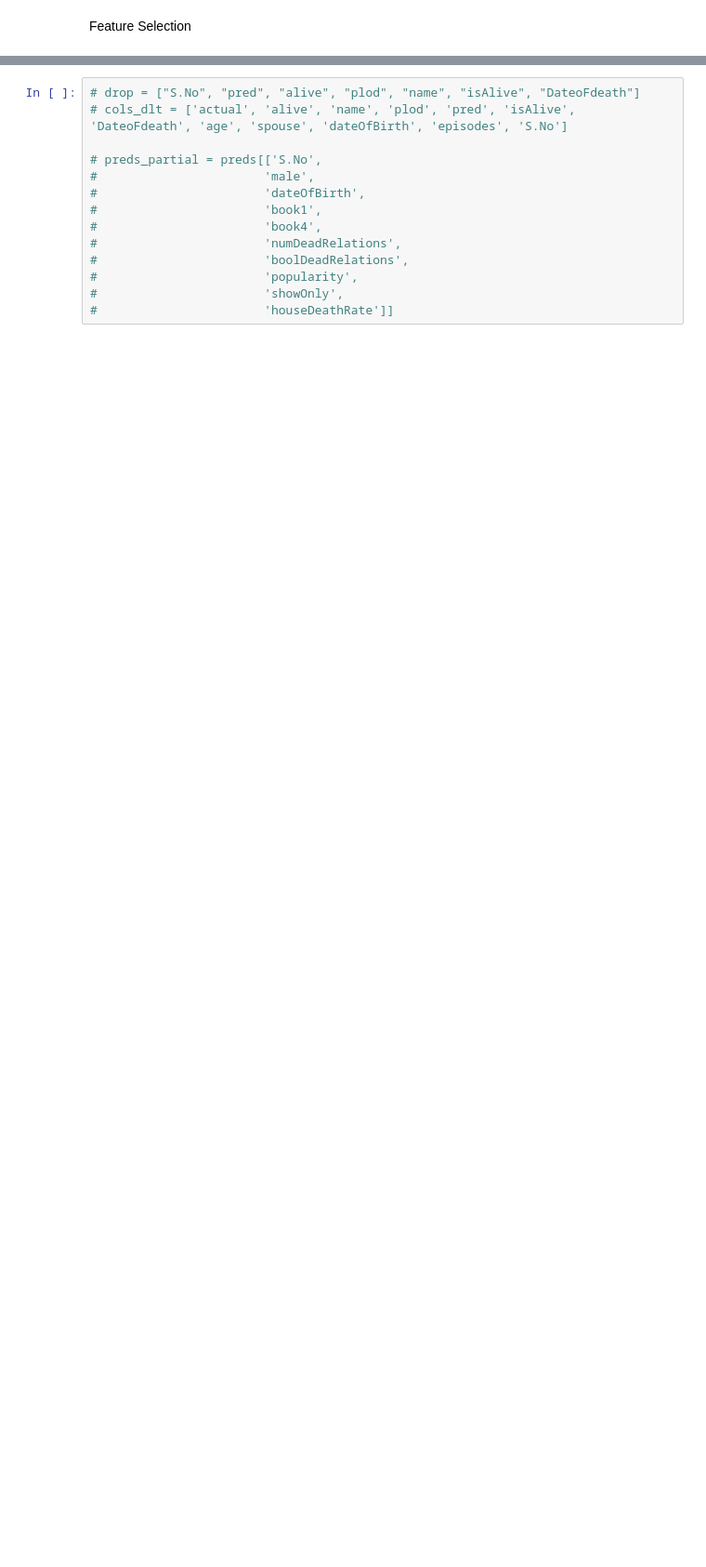
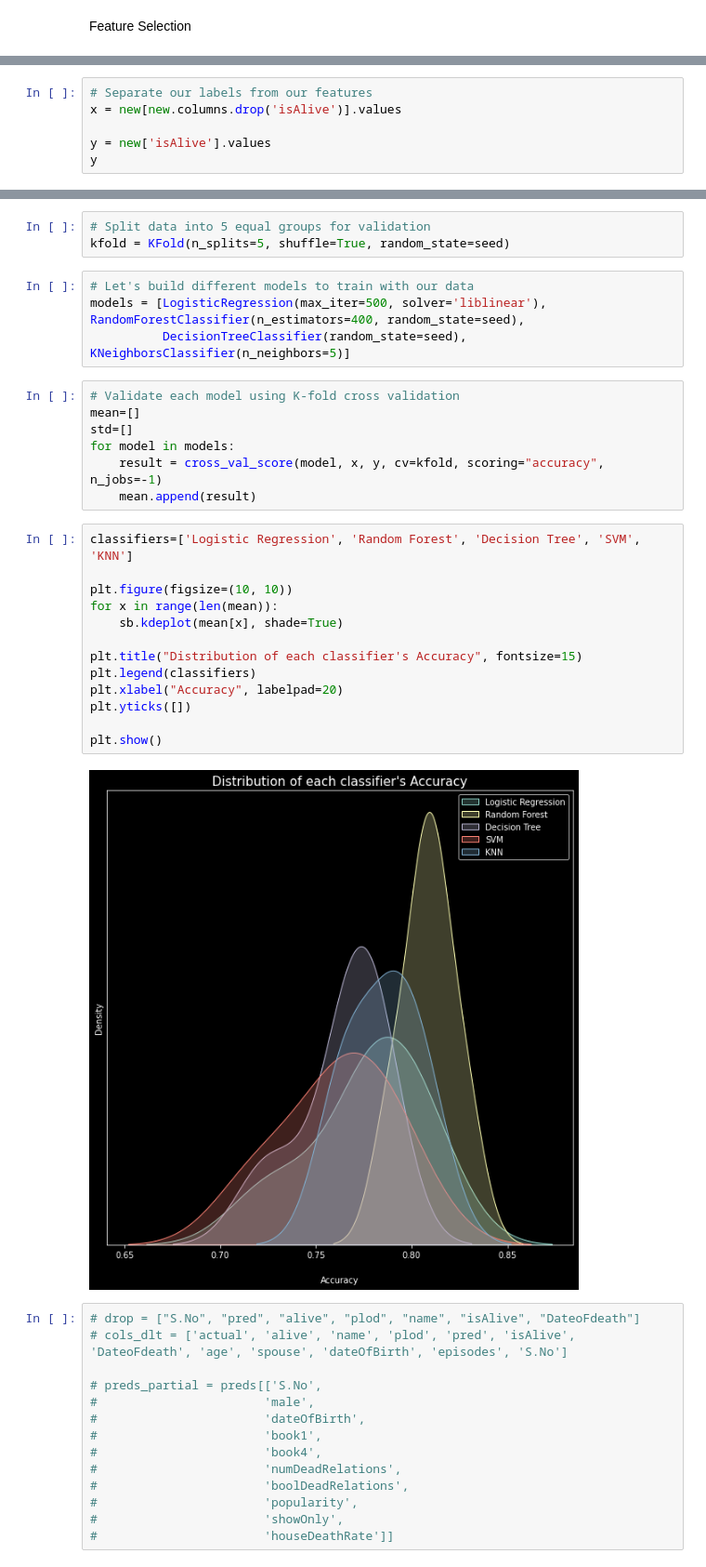
Before and after one commit to TelRich/GOT_Character_Death_Prediction, a Jupyter notebook: got_prjt_v3.ipynb, the cells around one changed output, grey strips where cells are left out. Shown at 93% size. Cells and saved outputs as stored; diff of their text form; blank space fills up the shorter version.

Commit message:
Testing models

```diff
--- a/got_prjt_v3.ipynb
+++ b/got_prjt_v3.ipynb
@@ -241,0 +456,6 @@ sb.heatmap(data=corr_mat)
+# %%
+# Separate our labels from our features
+x = new[new.columns.drop('isAlive')].values
+
+y = new['isAlive'].values
+y
@@ -242,3 +467,32 @@ sb.heatmap(data=corr_mat)
+# %%
+# Split data into 5 equal groups for validation
+kfold = KFold(n_splits=5, shuffle=True, random_state=seed)
+# %%
+# Let's build different models to train with our data
+models = [LogisticRegression(max_iter=500, solver='liblinear'), RandomForestClassifier(n_estimators=400, random_state=seed),
+          DecisionTreeClassifier(random_state=seed), KNeighborsClassifier(n_neighbors=5)]
+# %%
+# Validate each model using K-fold cross validation
+mean=[]
+std=[]
+for model in models:
+    result = cross_val_score(model, x, y, cv=kfold, scoring="accuracy", n_jobs=-1)
+    mean.append(result)
+# %%
+classifiers=['Logistic Regression', 'Random Forest', 'Decision Tree', 'SVM', 'KNN']
+
+plt.figure(figsize=(10, 10))
+for x in range(len(mean)):
+    sb.kdeplot(mean[x], shade=True)
+
+plt.title("Distribution of each classifier's Accuracy", fontsize=15)
+plt.legend(classifiers)
+plt.xlabel("Accuracy", labelpad=20)
+plt.yticks([])
+
+plt.show()
+# %% [output]
+[figure, added]
 # %%
 # drop = ["S.No", "pred", "alive", "plod", "name", "isAlive", "DateoFdeath"]
 # cols_dlt = ['actual', 'alive', 'name', 'plod', 'pred', 'isAlive', 'DateoFdeath', 'age', 'spouse', 'dateOfBirth', 'episodes', 'S.No']
```
Also changed, not shown: parts of 29 cells of this notebook.
